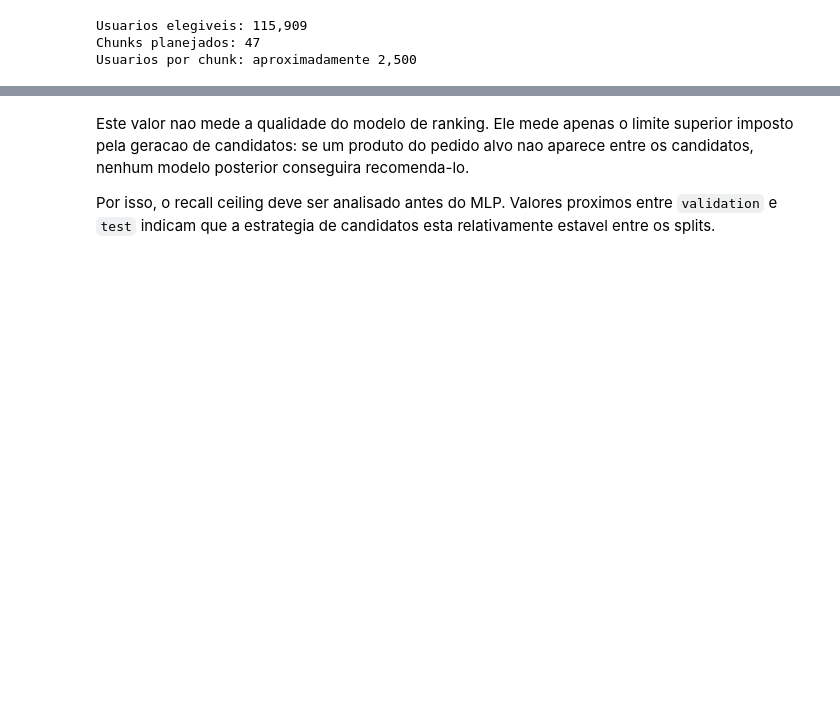
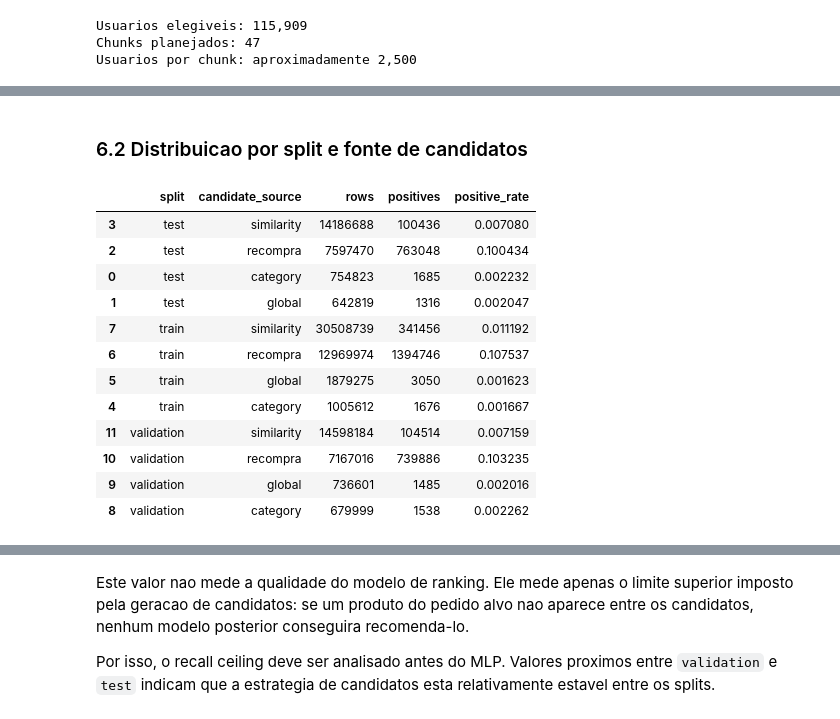
Before and after one commit to helioneto3108/mlp-market-recommender-system, a Jupyter notebook: notebooks/03-candidate-strategy.ipynb, the cells around one changed output, grey strips where cells are left out. Saved outputs shown, nothing was run; the diff lists cells and outputs as text; code cells hidden in the pictures; blank space fills up the shorter version.

```diff
--- a/notebooks/03-candidate-strategy.ipynb
+++ b/notebooks/03-candidate-strategy.ipynb
@@ -1418,0 +1268,44 @@ recall_ceiling_summary
+# %% [markdown]
+### 6.2 Distribuicao por split e fonte de candidatos
+# %%
+split_source_stats = []
+
+for part_path in temporal_part_paths:
+    part_df = pd.read_parquet(
+        part_path,
+        columns=["split", "candidate_source", "target"],
+    )
+
+    stats = part_df.groupby(["split", "candidate_source"], as_index=False).agg(
+        rows=("target", "size"),
+        positives=("target", "sum"),
+    )
+    split_source_stats.append(stats)
+
+    del part_df
+
+split_source_stats_df = (
+    pd.concat(split_source_stats, ignore_index=True)
+    .groupby(["split", "candidate_source"], as_index=False)
+    .sum()
+)
+
+split_source_stats_df["positive_rate"] = (
+    split_source_stats_df["positives"] / split_source_stats_df["rows"]
+)
+
+split_source_stats_df.sort_values(["split", "rows"], ascending=[True, False])
+# %% [output]
+|  | split | candidate_source | rows | positives | positive_rate |
+| 3 | test | similarity | 14186688 | 100436 | 0.007080 |
+| 2 | test | recompra | 7597470 | 763048 | 0.100434 |
+| 0 | test | category | 754823 | 1685 | 0.002232 |
+| 1 | test | global | 642819 | 1316 | 0.002047 |
+| 7 | train | similarity | 30508739 | 341456 | 0.011192 |
+| 6 | train | recompra | 12969974 | 1394746 | 0.107537 |
+| 5 | train | global | 1879275 | 3050 | 0.001623 |
+| 4 | train | category | 1005612 | 1676 | 0.001667 |
+| 11 | validation | similarity | 14598184 | 104514 | 0.007159 |
+| 10 | validation | recompra | 7167016 | 739886 | 0.103235 |
+| 9 | validation | global | 736601 | 1485 | 0.002016 |
+| 8 | validation | category | 679999 | 1538 | 0.002262 |
```
Also changed, not shown: parts of 33 cells of this notebook, 1 other file.
